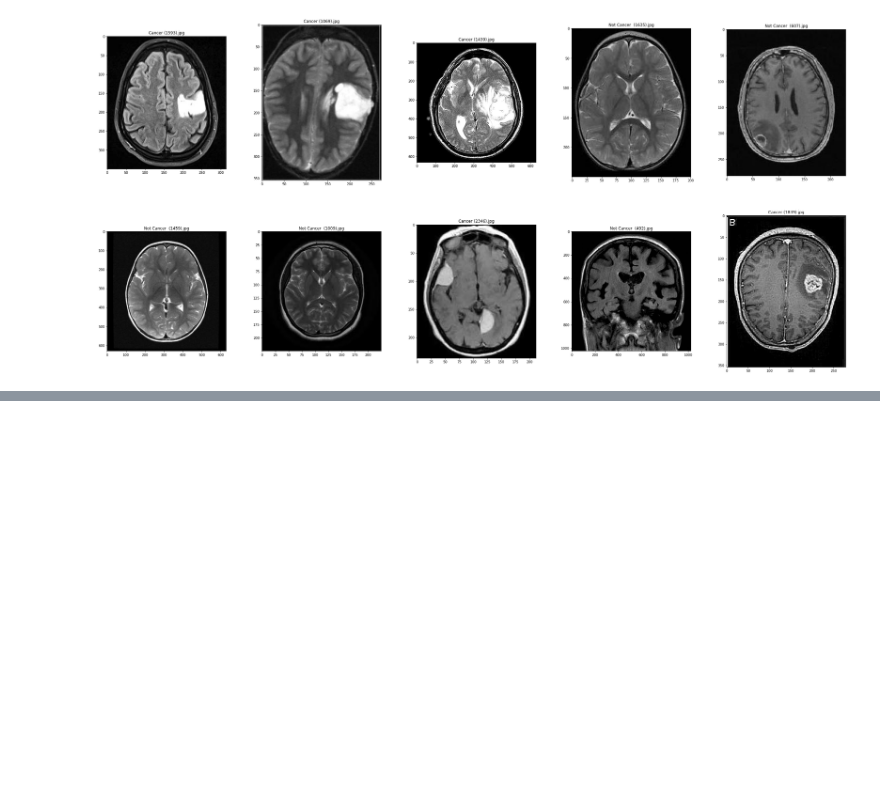
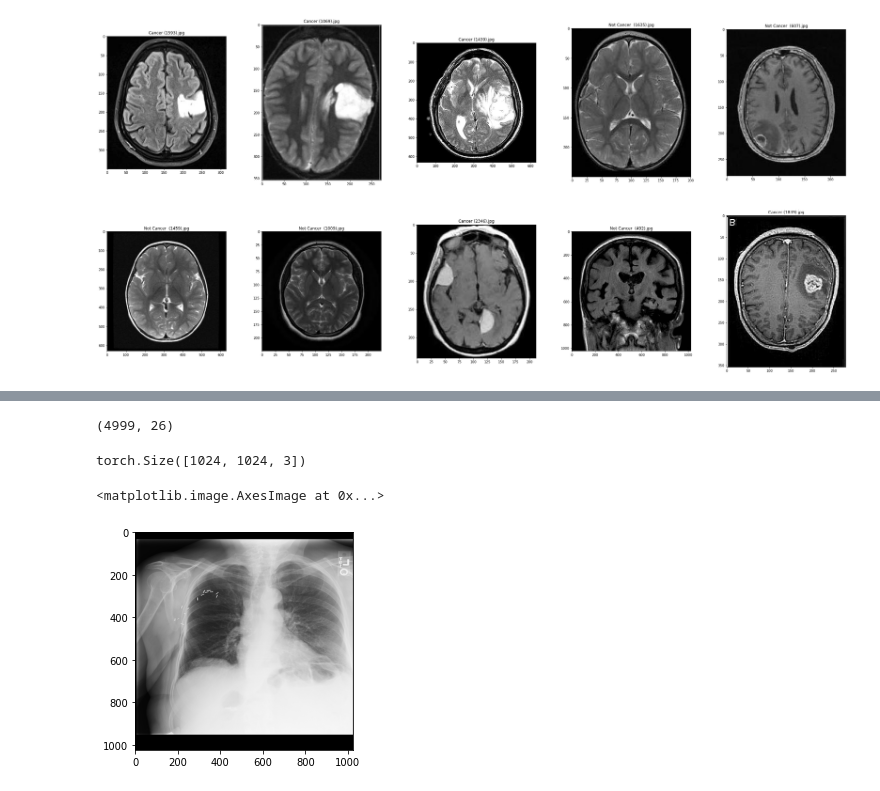
Before and after one commit to YYYasin19/pytorch-path, a Jupyter notebook: 02-Medical_Imaging/Analysis.ipynb, the cells around one changed output, grey strips where cells are left out. Cells and saved outputs as stored; diff of their text form; code cells hidden in the pictures; blank space fills up the shorter version.

Commit message:
added Dataset class for easy loading of images during training / testing

```diff
--- a/02-Medical_Imaging/Analysis.ipynb
+++ b/02-Medical_Imaging/Analysis.ipynb
@@ -57,0 +100,47 @@ class TumorImageDataset(Dataset):
+# %%
+annot_df = annot_df[annot_df['Image Index'].isin(image_filenames_list)]
+annot_df.shape # we get around 5000 images right now
+# %% [output]
+(4999, 26)
+# %%
+class MedicalImageDataset(Dataset):
+    """
+    This implements PyTorch's dataset class to allow for easy access to the data through DataLoaders.
+    """
+
+    def __init__(self, images_path, data_df, label_cols, transformation=None):
+        self.images_path = images_path
+        self.df = data_df
+        self.label_cols = label_cols
+        self.transformation = transformation
+
+    def __getitem__(self, index):
+        # create full image path
+        image_data = self.df.iloc[index]
+        image_path = os.path.join(self.images_path, image_data['Image Index'])
+
+        # open image and apply transformation
+        image_file = Image.open(image_path).convert('RGB')
+
+        if self.transformation:
+            image_file = self.transformation(image_file)
+        else:
+            image_file = torch.tensor(
+                np.array(image_file.getdata()).reshape(image_file.size[0], image_file.size[1], 3)
+            )
+
+        # return image data as well as labels_vector
+        return (image_file, image_data[self.label_cols])
+# %%
+tst = MedicalImageDataset('./data/images/', annot_df, labels)
+# %%
+image, labels = tst[5]
+# %%
+image.shape
+# %% [output]
+torch.Size([1024, 1024, 3])
+# %%
+plt.imshow(image)
+# %% [output]
+<matplotlib.image.AxesImage at 0x...>
+[figure, added]
```
Also changed, not shown: parts of 5 cells of this notebook.
